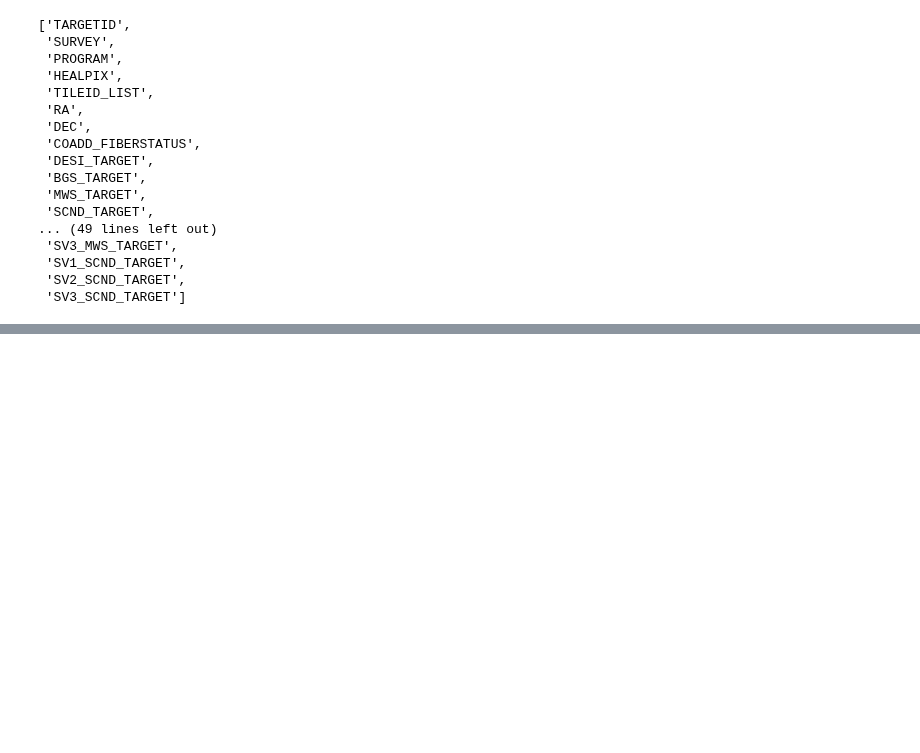
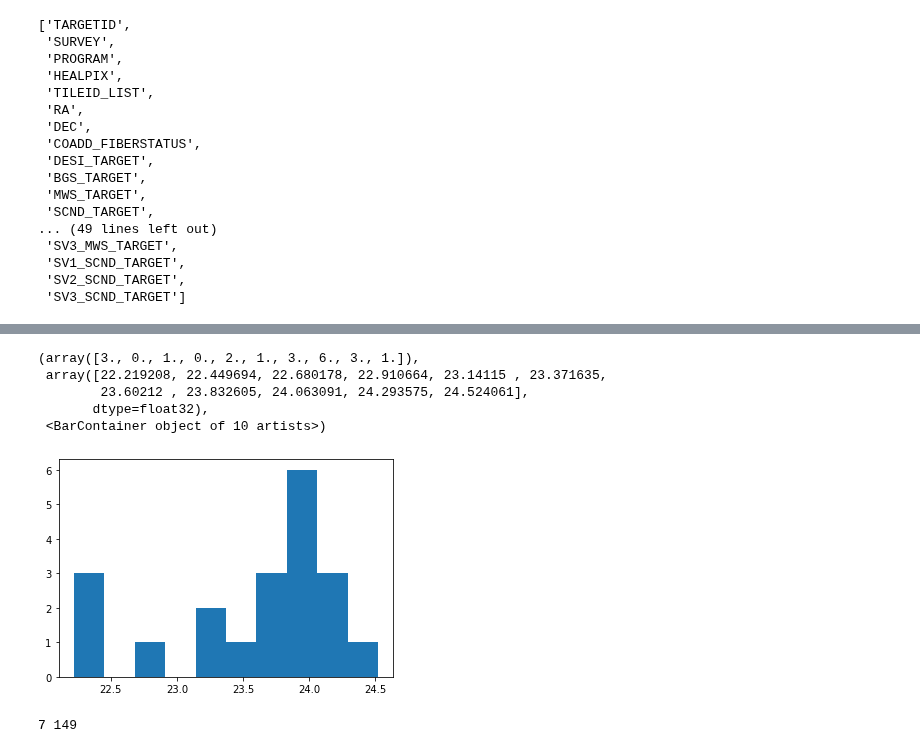
Before and after one commit to rfinn/havirgo, a Jupyter notebook: notebooks/desi_spectra.ipynb, the cells around one changed output, grey strips where cells are left out. Saved outputs shown, nothing was run; the diff lists cells and outputs as text; code cells hidden in the pictures; blank space fills up the shorter version.

```diff
--- a/notebooks/desi_spectra.ipynb
+++ b/notebooks/desi_spectra.ipynb
@@ -109,0 +130,11 @@ Text(0, 0.5, 'OIII_5007_FLUX/HBETA_FLUX')
+# %%
+gmag = 22.5 - 2.5*np.log10(vmeta['FIBERFLUX_G'])
+plt.figure()
+plt.hist(gmag[psbflag])
+# %% [output]
+(array([3., 0., 1., 0., 2., 1., 3., 6., 3., 1.]),
+ array([22.219208, 22.449694, 22.680178, 22.910664, 23.14115 , 23.371635,
+        23.60212 , 23.832605, 24.063091, 24.293575, 24.524061],
+       dtype=float32),
+ <BarContainer object of 10 artists>)
+[figure, added]
@@ -109,0 +146,4 @@ Text(0, 0.5, 'OIII_5007_FLUX/HBETA_FLUX')
+# %%
+print(np.sum(psbflag),np.sum(sbflag))
+# %% [output]
+7 149
```
Also changed, not shown: parts of 15 cells of this notebook, 3 other files.
